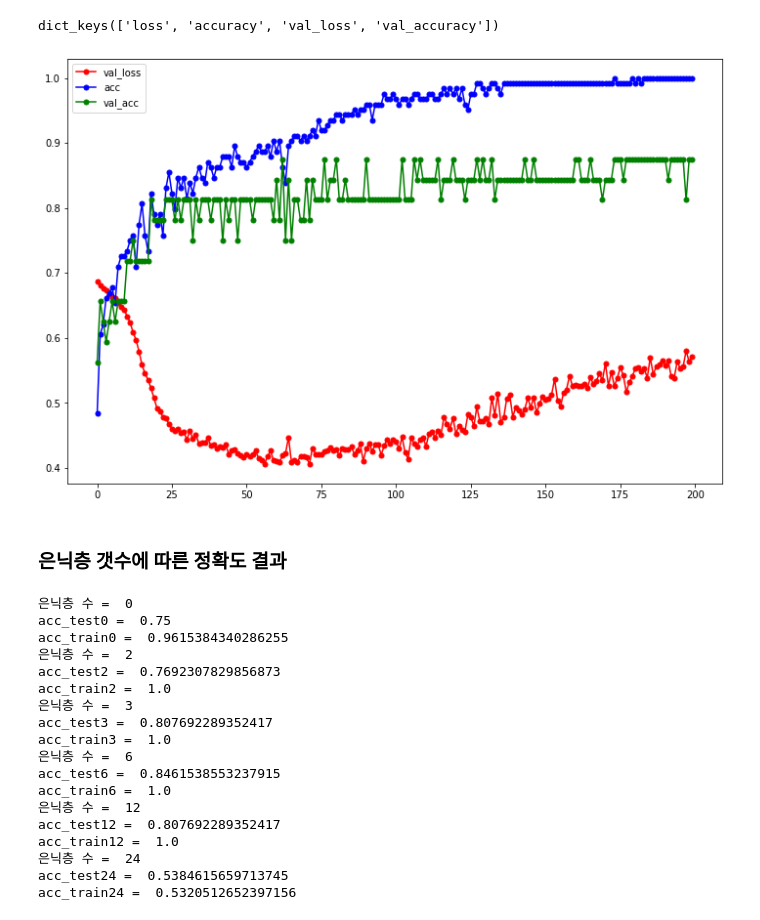
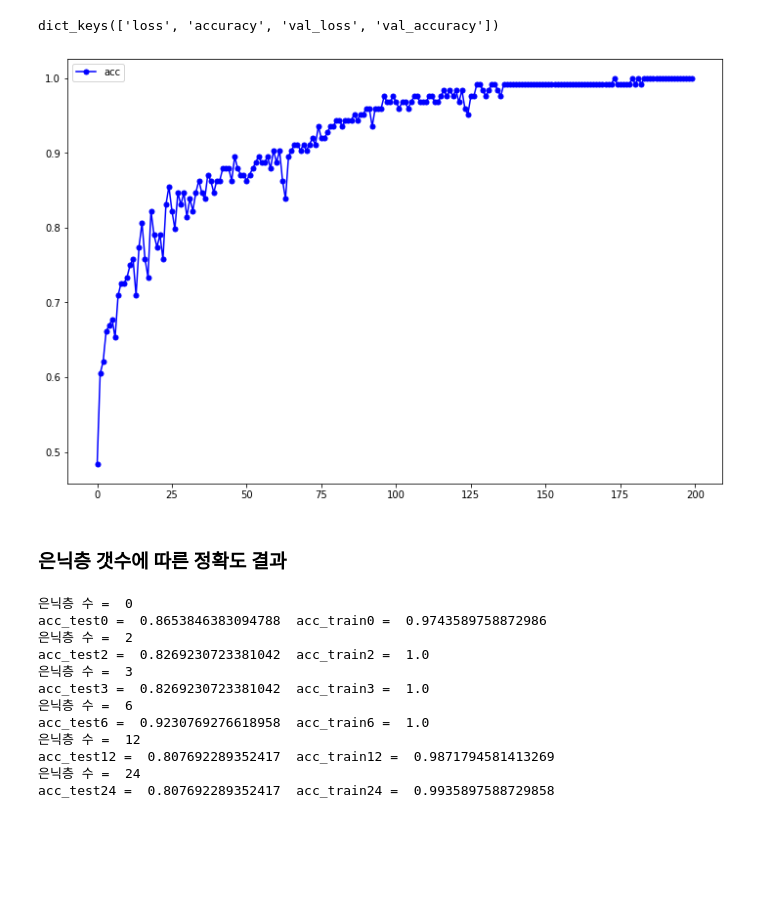
Before and after one commit to bag3671/deep-learning, a Jupyter notebook: 2.model/32_초음파_광물_은닉층수.ipynb, the cells around one changed output. Cells and saved outputs as stored; diff of their text form; code cells hidden in the pictures; blank space fills up the shorter version.

```diff
--- a/2.model/32_초음파_광물_은닉층수.ipynb
+++ b/2.model/32_초음파_광물_은닉층수.ipynb
@@ -100,13 +100,13 @@ y_vacc = history.history['val_accuracy']
 # %%
 x_len = np.arange(len(y_acc))
 plt.figure(figsize=(12,8))
-plt.plot(x_len, y_vloss, "o-", c='red',markersize=5,label="val_loss")
+# plt.plot(x_len, y_vloss, "o-", c='red',markersize=5,label="val_loss")
 plt.plot(x_len, y_acc, "o-", c='blue',markersize=5,label="acc")
-plt.plot(x_len, y_vacc, "o-", c='green',markersize=5,label="val_acc")
+# plt.plot(x_len, y_vacc, "o-", c='green',markersize=5,label="val_acc")
 plt.legend()
 plt.show()
 # %% [output]
-[figure, old version]
+[figure, new version]
 # %% [markdown]
 ### 은닉층 갯수에 따른 정확도 결과
 # %%
@@ -114,10 +114,9 @@ n_hiddens = [0,2,3,6,12,24]
 # %%
 from tqdm.notebook import tqdm
 for i in tqdm(n_hiddens):
-    a = [Dense(24, input_dim=60, activation='relu')]
-    for k in range(i):
-        a.append(Dense(8, activation='relu'))
-        # print(k),
+    a = [Dense(24+5*i, input_dim=60, activation='relu')]
+    for k in range(i,0,-1):
+        a.append(Dense(4+k*2, activation='relu'))
     a.append(Dense(1, activation='sigmoid'))
     print('은닉층 수 = ',len(a)-2)
     # print(a)
@@ -130,27 +129,21 @@ for i in tqdm(n_hiddens):
     history = model.fit(X_train,y_train, epochs=200, batch_size=10,verbose=0)
     globals()[f'acc_test{i}'] = model.evaluate(X_test, y_test, verbose=0)
     globals()[f'acc_train{i}'] = model.evaluate(X_train, y_train, verbose=0)
-    print(f'acc_test{i} = ',globals()[f'acc_test{i}'][1])
-    print(f'acc_train{i} = ',globals()[f'acc_train{i}'][1])
+    print(f'acc_test{i} = ',globals()[f'acc_test{i}'][1],f' acc_train{i} = ',globals()[f'acc_train{i}'][1])
+    # print()
 # %% [output]
 은닉층 수 =  0
-acc_test0 =  0.75
-acc_train0 =  0.9615384340286255
+acc_test0 =  0.8653846383094788  acc_train0 =  0.9743589758872986
 은닉층 수 =  2
-acc_test2 =  0.7692307829856873
-acc_train2 =  1.0
+acc_test2 =  0.8269230723381042  acc_train2 =  1.0
 은닉층 수 =  3
-acc_test3 =  0.807692289352417
-acc_train3 =  1.0
+acc_test3 =  0.8269230723381042  acc_train3 =  1.0
 은닉층 수 =  6
-acc_test6 =  0.8461538553237915
-acc_train6 =  1.0
+acc_test6 =  0.9230769276618958  acc_train6 =  1.0
 은닉층 수 =  12
-acc_test12 =  0.807692289352417
-acc_train12 =  1.0
+acc_test12 =  0.807692289352417  acc_train12 =  0.9871794581413269
 은닉층 수 =  24
-acc_test24 =  0.5384615659713745
-acc_train24 =  0.5320512652397156
+acc_test24 =  0.807692289352417  acc_train24 =  0.9935897588729858
 # %%
 for i in tqdm(n_hiddens):
     # print(f'acc_test{i} = ',globals()[f'acc_test{i}'][1])
```
Also changed, not shown: parts of 2 cells of this notebook.
